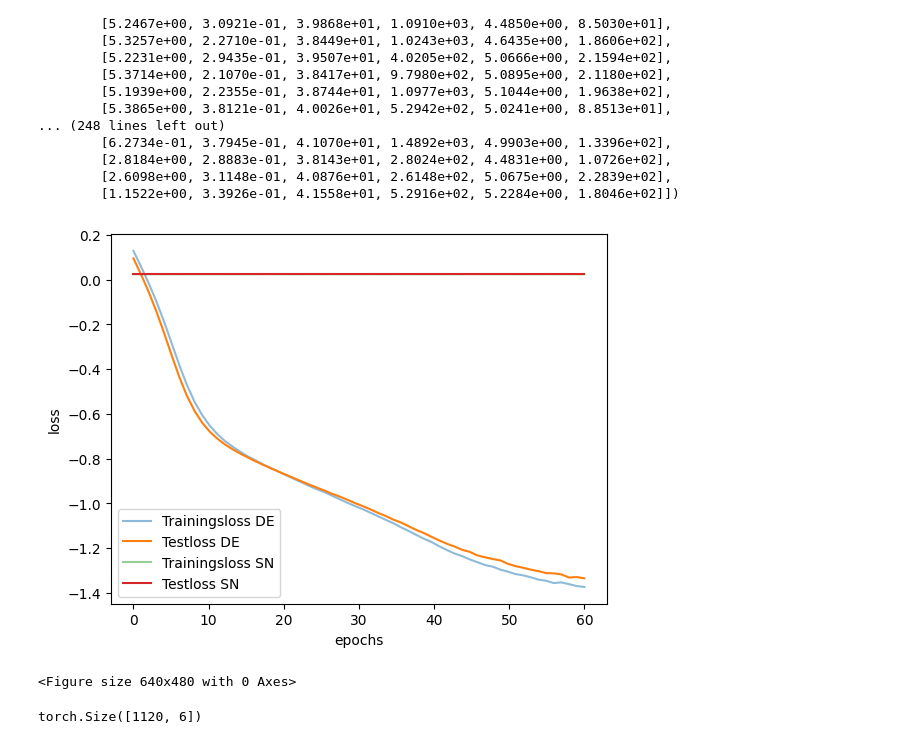
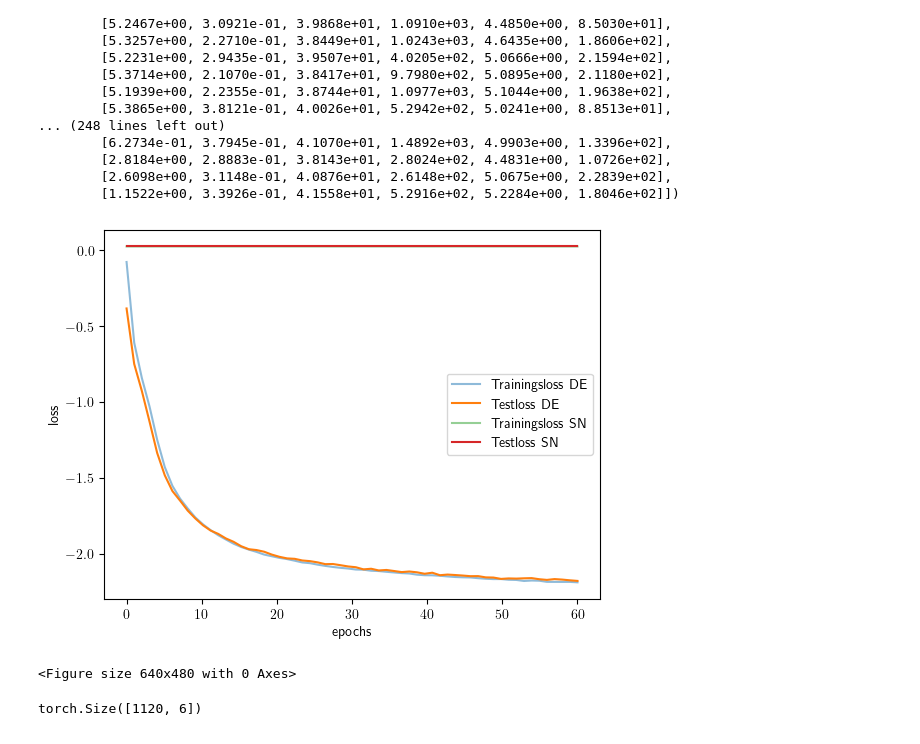
Before and after one commit to astro-ML/21cm-sbi, a Jupyter notebook: runner.ipynb, the cells around one changed output. Drawn from its saved outputs; the diff is of its cells as text; code cells hidden in the pictures.

Commit message:
update smol_net

```diff
--- a/runner.ipynb
+++ b/runner.ipynb
@@ -29,6 +26,6 @@ Done, 0 NaNs encountered in
 # %%
 # hyperparams
-data_path = "/home/potato/Documents/projects/master/data/data_smol/"
+data_path = "/home/potato/Documents/projects/master/data/datax5/"
 batch_size = 32
 epochs = 40
 train_test_data_ration = 0.9
@@ -86,7 +83,7 @@ model_sn.test(Validation_data = test_dataloader, Model = model_sn.Model,
 
 #model_sn.load("./summary_net.pt")
 
-#model_de = flow_net(in_dim=6, cond_dim=6, n_blocks=6, n_nodes=60)
+#model_de = flow_net(in_dim=6, cond_dim=6, n_blocks=6, n_nodes=128)
 
-# summary(model_sn.Model, (1,40,40,680))
+summary(model_sn.Model, (1,40,40,680))
 # %% [output]
@@ -114,16 +117,16 @@ loss: 12254.484375
 # %%
 model_sn.save("./summary_net_40.pt")
 # %%
-model_de = flow_net(in_dim=6, cond_dim=6, n_blocks=6, n_nodes=60)
+model_de = flow_net(in_dim=6, cond_dim=6, n_blocks=6, n_nodes=128)
 sbi = SBIHandler(density_estimator=model_de, summary_net=model_sn.Model, device=device)
 
 sbi.train(training_data = train_dataloader, test_data = test_dataloader,
           epochs = 60, summary_net_freezed_epochs = 999,
           summary_net_pretrain_epochs = 0, optimizer = optimizer,
               optimizer_kwargs= optimizer_params, loss_function = torch.nn.MSELoss,
               loss_params = {}, device=device, plot= True)
 # %% [output]
-[figure, old version]
+[figure, new version]
 <Figure size 640x480 with 0 Axes>
 # %%
 with torch.no_grad():
```
Also changed, not shown: parts of 5 cells of this notebook, 1 other file.
